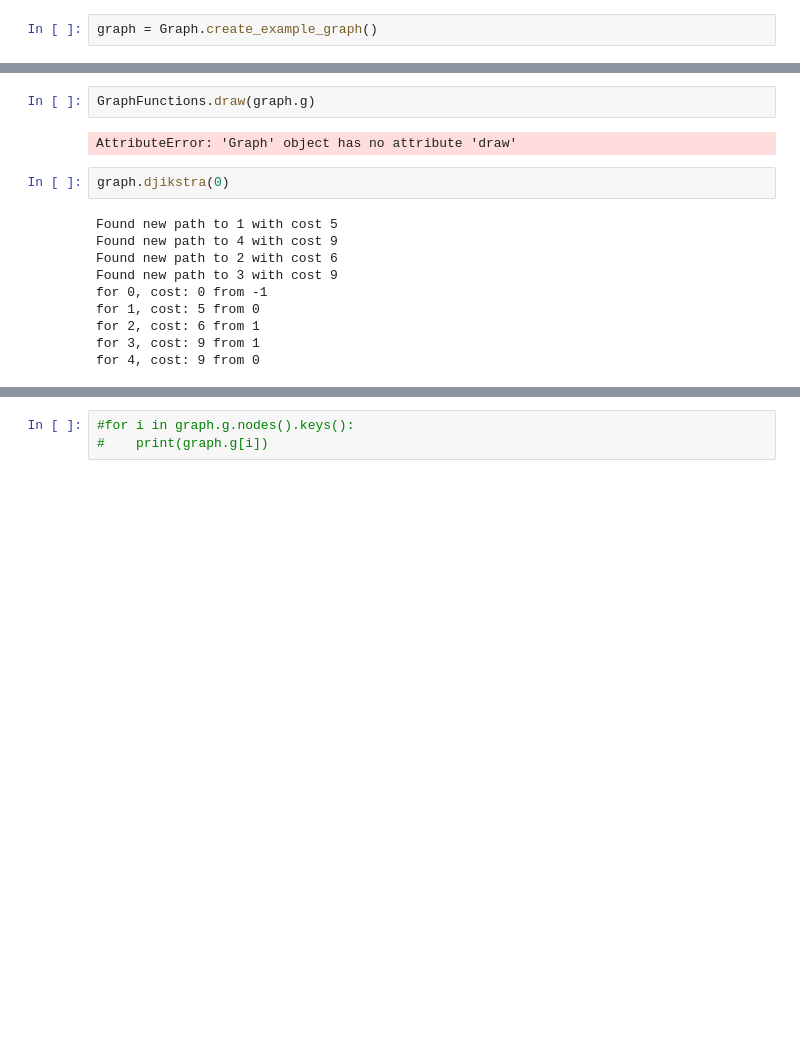
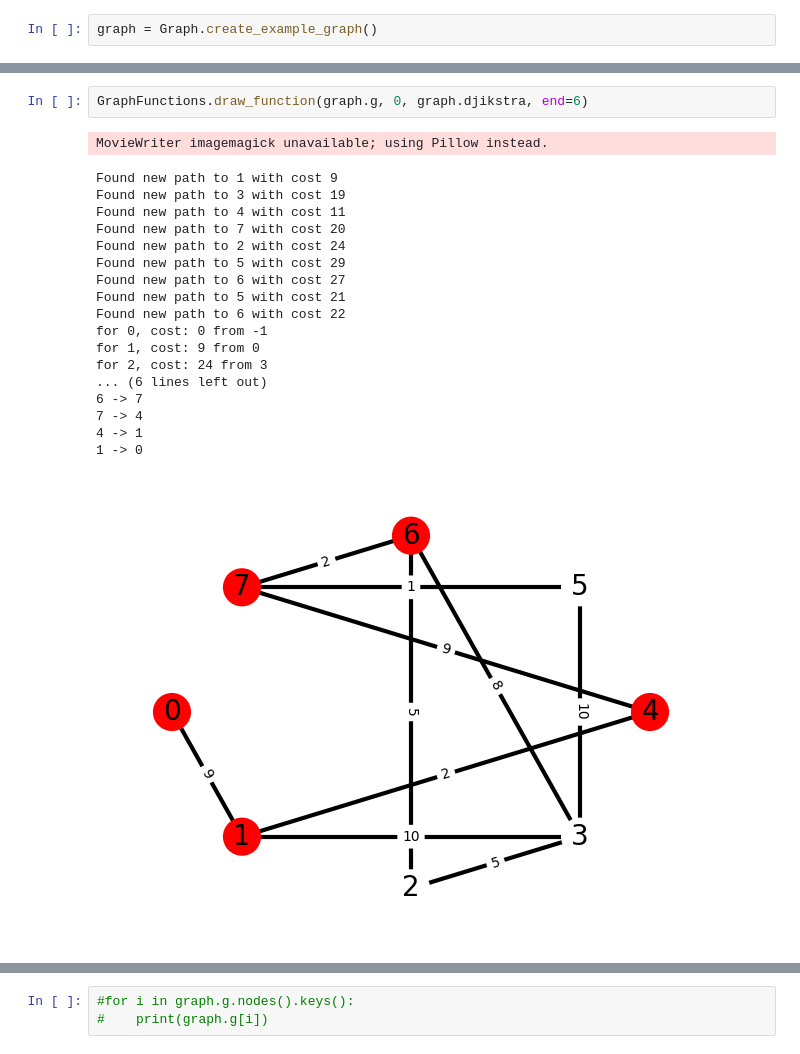
Before and after one commit to karolcieply/studia, a Jupyter notebook: SemestrVI/hmo/hmo_notebook.ipynb, the cells around one changed output, grey strips where cells are left out. Drawn from its saved outputs; the diff is of its cells as text; blank space fills up the shorter version.

```diff
--- a/SemestrVI/hmo/hmo_notebook.ipynb
+++ b/SemestrVI/hmo/hmo_notebook.ipynb
@@ -208,19 +212,25 @@ Path:
 # %%
-GraphFunctions.draw(graph.g)
+GraphFunctions.draw_function(graph.g, 0, graph.djikstra, end=6)
 # %% [output]
-AttributeError: 'Graph' object has no attribute 'draw'
+MovieWriter imagemagick unavailable; using Pillow instead.
+Found new path to 1 with cost 9
+Found new path to 3 with cost 19
+Found new path to 4 with cost 11
+Found new path to 7 with cost 20
+Found new path to 2 with cost 24
+Found new path to 5 with cost 29
+Found new path to 6 with cost 27
+Found new path to 5 with cost 21
+Found new path to 6 with cost 22
+for 0, cost: 0 from -1
+for 1, cost: 9 from 0
+for 2, cost: 24 from 3
+... (6 lines left out)
+6 -> 7
+7 -> 4
+4 -> 1
+1 -> 0
+[figure, added]
-# %%
-graph.djikstra(0)
-# %% [output]
-Found new path to 1 with cost 5
-Found new path to 4 with cost 9
-Found new path to 2 with cost 6
-Found new path to 3 with cost 9
-for 0, cost: 0 from -1
-for 1, cost: 5 from 0
-for 2, cost: 6 from 1
-for 3, cost: 9 from 1
-for 4, cost: 9 from 0
 # %%
 graph.prim(0)
 # %% [output]
```
Also changed, not shown: parts of 7 cells of this notebook.
